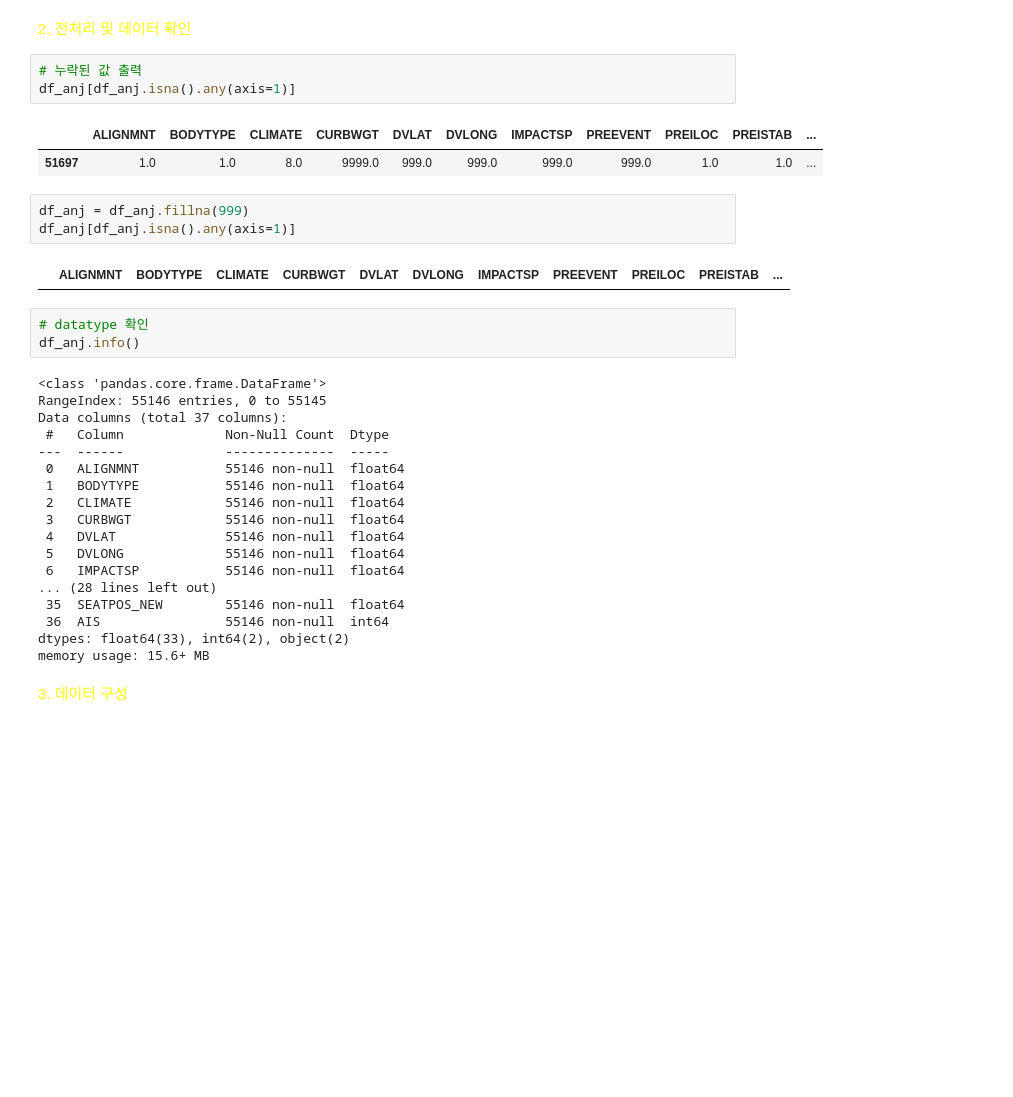
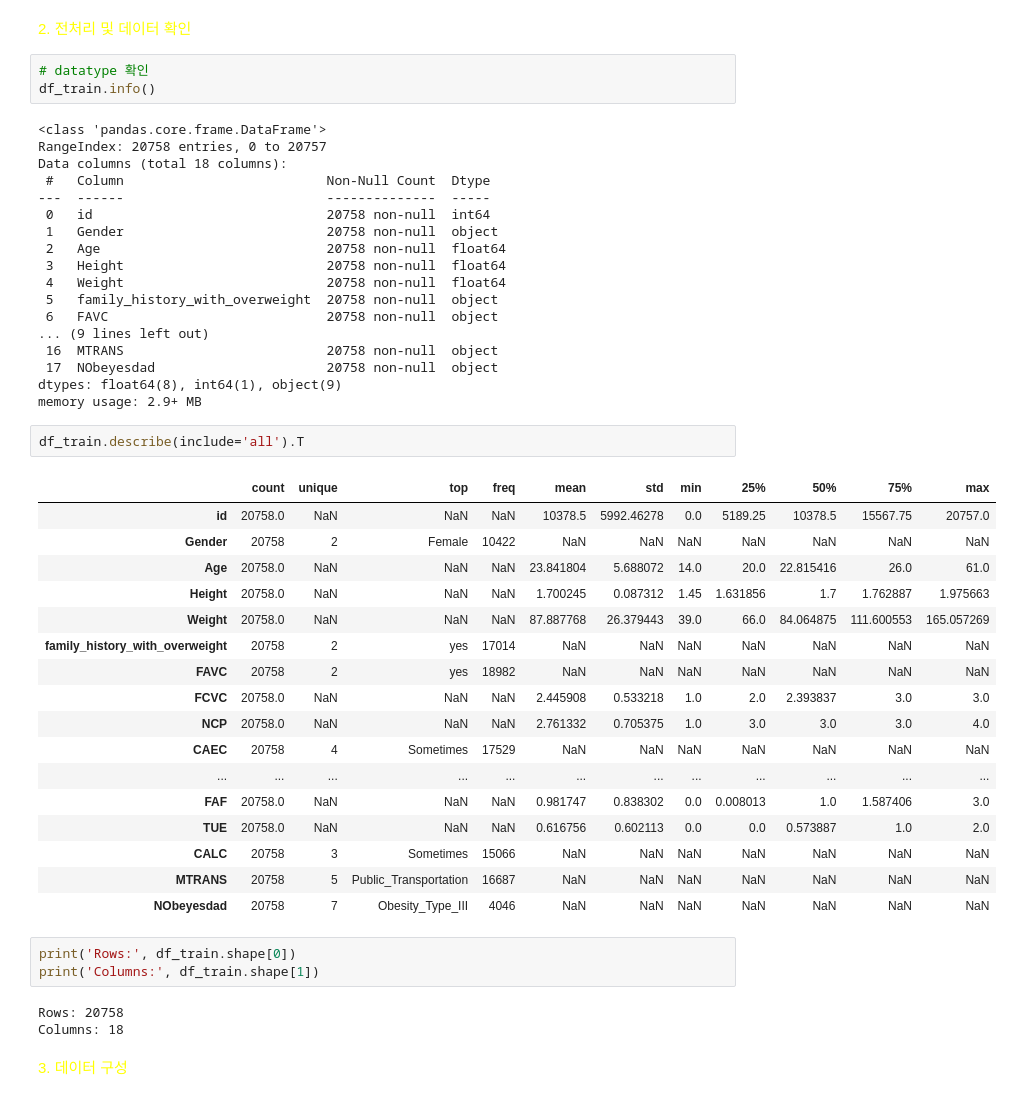
Before and after one commit to hanlyang0522/kaggle_obesity, a Jupyter notebook: train_xgboost.ipynb, the cells around one changed output. Saved outputs shown, nothing was run; the diff lists cells and outputs as text; blank space fills up the shorter version.

```diff
--- a/train_xgboost.ipynb
+++ b/train_xgboost.ipynb
@@ -57,38 +42,53 @@ df_anj
 <font color=yellow>
 2. 전처리 및 데이터 확인
 </font>
-# %%
-# 누락된 값 출력
-df_anj[df_anj.isna().any(axis=1)]
-# %% [output]
-|  | ALIGNMNT | BODYTYPE | CLIMATE | CURBWGT | DVLAT | DVLONG | IMPACTSP | PREEVENT | PREILOC | PREISTAB | ... |
-| 51697 | 1.0 | 1.0 | 8.0 | 9999.0 | 999.0 | 999.0 | 999.0 | 999.0 | 1.0 | 1.0 | ... |
-# %%
-df_anj = df_anj.fillna(999)
-df_anj[df_anj.isna().any(axis=1)]
-# %% [output]
-|  | ALIGNMNT | BODYTYPE | CLIMATE | CURBWGT | DVLAT | DVLONG | IMPACTSP | PREEVENT | PREILOC | PREISTAB | ... |
 # %%
 # datatype 확인
-df_anj.info()
+df_train.info()
 # %% [output]
 <class 'pandas.core.frame.DataFrame'>
-RangeIndex: 55146 entries, 0 to 55145
-Data columns (total 37 columns):
- #   Column             Non-Null Count  Dtype
----  ------             --------------  -----
- 0   ALIGNMNT           55146 non-null  float64
- 1   BODYTYPE           55146 non-null  float64
- 2   CLIMATE            55146 non-null  float64
- 3   CURBWGT            55146 non-null  float64
- 4   DVLAT              55146 non-null  float64
- 5   DVLONG             55146 non-null  float64
- 6   IMPACTSP           55146 non-null  float64
-... (28 lines left out)
- 35  SEATPOS_NEW        55146 non-null  float64
- 36  AIS                55146 non-null  int64
-dtypes: float64(33), int64(2), object(2)
-memory usage: 15.6+ MB
+RangeIndex: 20758 entries, 0 to 20757
+Data columns (total 18 columns):
+ #   Column                          Non-Null Count  Dtype
+---  ------                          --------------  -----
+ 0   id                              20758 non-null  int64
+ 1   Gender                          20758 non-null  object
+ 2   Age                             20758 non-null  float64
+ 3   Height                          20758 non-null  float64
+ 4   Weight                          20758 non-null  float64
+ 5   family_history_with_overweight  20758 non-null  object
+ 6   FAVC                            20758 non-null  object
+... (9 lines left out)
+ 16  MTRANS                          20758 non-null  object
+ 17  NObeyesdad                      20758 non-null  object
+dtypes: float64(8), int64(1), object(9)
+memory usage: 2.9+ MB
+# %%
+df_train.describe(include='all').T
+# %% [output]
+|  | count | unique | top | freq | mean | std | min | 25% | 50% | 75% | max |
+| id | 20758.0 | NaN | NaN | NaN | 10378.5 | 5992.46278 | 0.0 | 5189.25 | 10378.5 | 15567.75 | 20757.0 |
+| Gender | 20758 | 2 | Female | 10422 | NaN | NaN | NaN | NaN | NaN | NaN | NaN |
+| Age | 20758.0 | NaN | NaN | NaN | 23.841804 | 5.688072 | 14.0 | 20.0 | 22.815416 | 26.0 | 61.0 |
+| Height | 20758.0 | NaN | NaN | NaN | 1.700245 | 0.087312 | 1.45 | 1.631856 | 1.7 | 1.762887 | 1.975663 |
+| Weight | 20758.0 | NaN | NaN | NaN | 87.887768 | 26.379443 | 39.0 | 66.0 | 84.064875 | 111.600553 | 165.057269 |
+| family_history_with_overweight | 20758 | 2 | yes | 17014 | NaN | NaN | NaN | NaN | NaN | NaN | NaN |
+| FAVC | 20758 | 2 | yes | 18982 | NaN | NaN | NaN | NaN | NaN | NaN | NaN |
+| FCVC | 20758.0 | NaN | NaN | NaN | 2.445908 | 0.533218 | 1.0 | 2.0 | 2.393837 | 3.0 | 3.0 |
+| NCP | 20758.0 | NaN | NaN | NaN | 2.761332 | 0.705375 | 1.0 | 3.0 | 3.0 | 3.0 | 4.0 |
+| CAEC | 20758 | 4 | Sometimes | 17529 | NaN | NaN | NaN | NaN | NaN | NaN | NaN |
+| ... | ... | ... | ... | ... | ... | ... | ... | ... | ... | ... | ... |
+| FAF | 20758.0 | NaN | NaN | NaN | 0.981747 | 0.838302 | 0.0 | 0.008013 | 1.0 | 1.587406 | 3.0 |
+| TUE | 20758.0 | NaN | NaN | NaN | 0.616756 | 0.602113 | 0.0 | 0.0 | 0.573887 | 1.0 | 2.0 |
+| CALC | 20758 | 3 | Sometimes | 15066 | NaN | NaN | NaN | NaN | NaN | NaN | NaN |
+| MTRANS | 20758 | 5 | Public_Transportation | 16687 | NaN | NaN | NaN | NaN | NaN | NaN | NaN |
+| NObeyesdad | 20758 | 7 | Obesity_Type_III | 4046 | NaN | NaN | NaN | NaN | NaN | NaN | NaN |
+# %%
+print('Rows:', df_train.shape[0])
+print('Columns:', df_train.shape[1])
+# %% [output]
+Rows: 20758
+Columns: 18
 # %% [markdown]
 <font color=yellow>
 3. 데이터 구성
```
Also changed, not shown: parts of 23 cells of this notebook.
